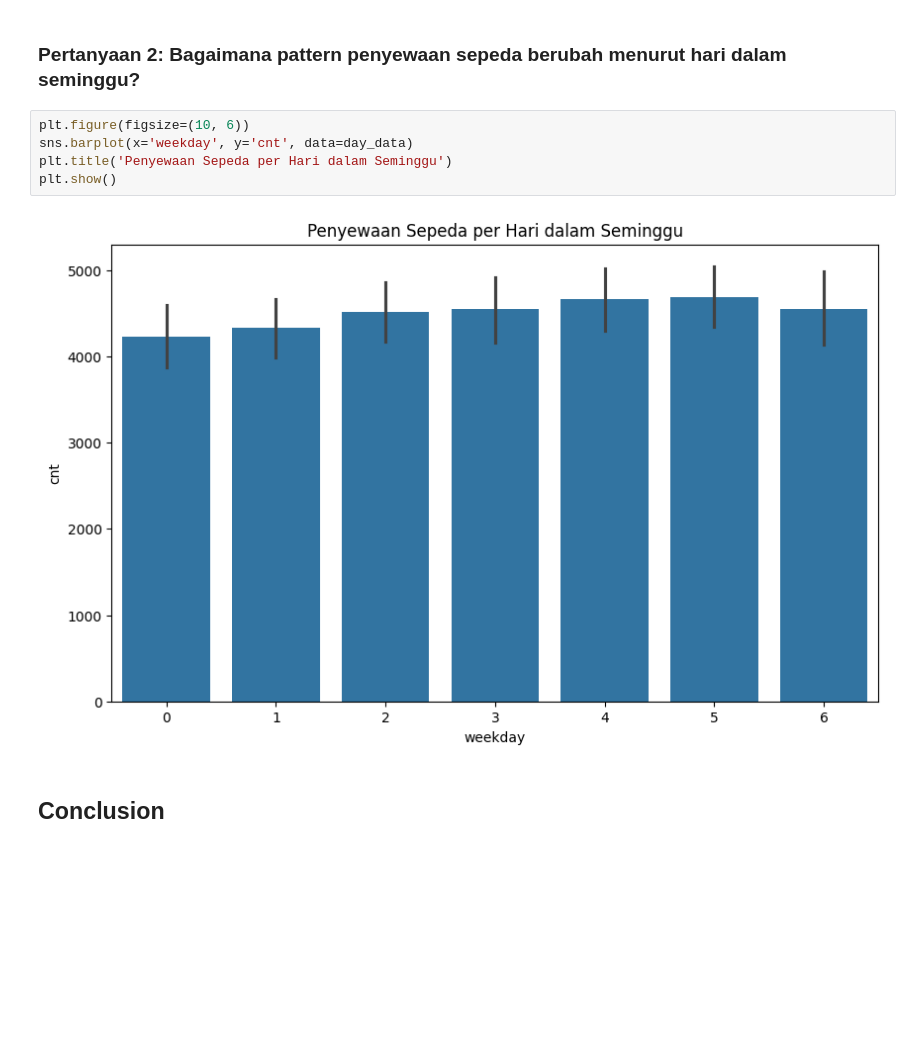
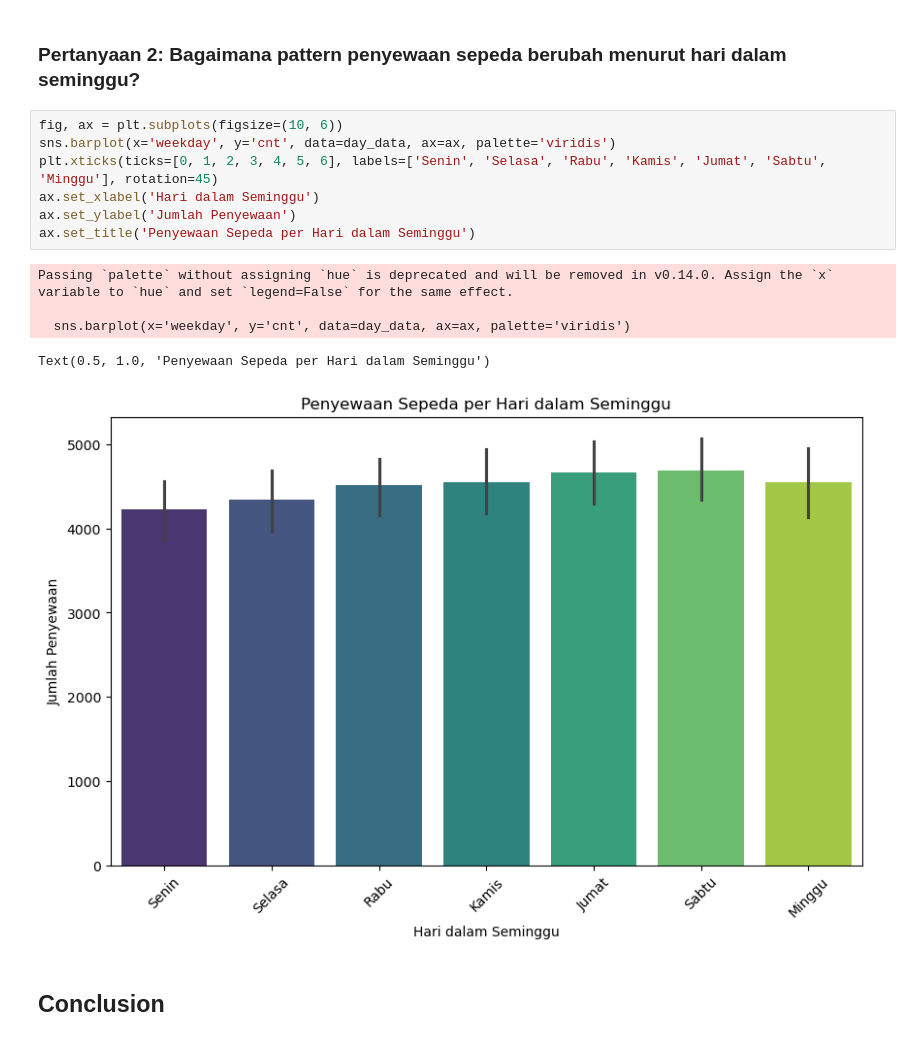
Before and after one commit to asta-kunn/Bike-Rental-Dashboard, a Jupyter notebook: Proyek_Analisis_Data.ipynb, the cells around one changed output. Drawn from its saved outputs; the diff is of its cells as text; blank space fills up the shorter version.

```diff
--- a/Proyek_Analisis_Data.ipynb
+++ b/Proyek_Analisis_Data.ipynb
@@ -178,12 +175,18 @@ plt.show()
 # %% [markdown]
 ### Pertanyaan 2: Bagaimana pattern penyewaan sepeda berubah menurut hari dalam seminggu?
 # %%
-plt.figure(figsize=(10, 6))
-sns.barplot(x='weekday', y='cnt', data=day_data)
-plt.title('Penyewaan Sepeda per Hari dalam Seminggu')
-plt.show()
+fig, ax = plt.subplots(figsize=(10, 6))
+sns.barplot(x='weekday', y='cnt', data=day_data, ax=ax, palette='viridis')
+plt.xticks(ticks=[0, 1, 2, 3, 4, 5, 6], labels=['Senin', 'Selasa', 'Rabu', 'Kamis', 'Jumat', 'Sabtu', 'Minggu'], rotation=45)
+ax.set_xlabel('Hari dalam Seminggu')
+ax.set_ylabel('Jumlah Penyewaan')
+ax.set_title('Penyewaan Sepeda per Hari dalam Seminggu')
 # %% [output]
+Passing `palette` without assigning `hue` is deprecated and will be removed in v0.14.0. Assign the `x` variable to `hue` and set `legend=False` for the same effect.
+
+  sns.barplot(x='weekday', y='cnt', data=day_data, ax=ax, palette='viridis')
+Text(0.5, 1.0, 'Penyewaan Sepeda per Hari dalam Seminggu')
-[figure, old version]
+[figure, new version]
 # %% [markdown]
 ## Conclusion
 # %% [markdown]
```
Also changed, not shown: parts of 4 cells of this notebook, 2 other files.
